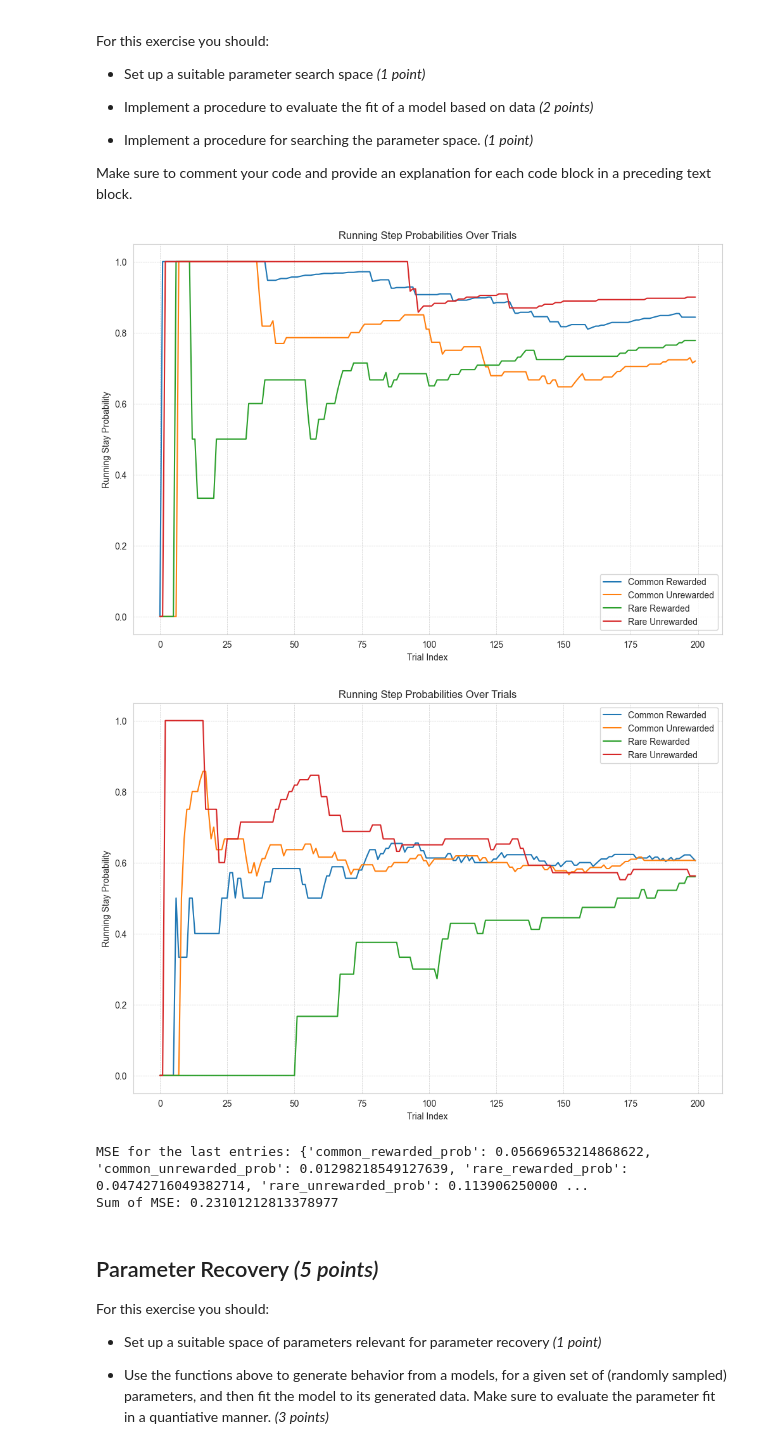
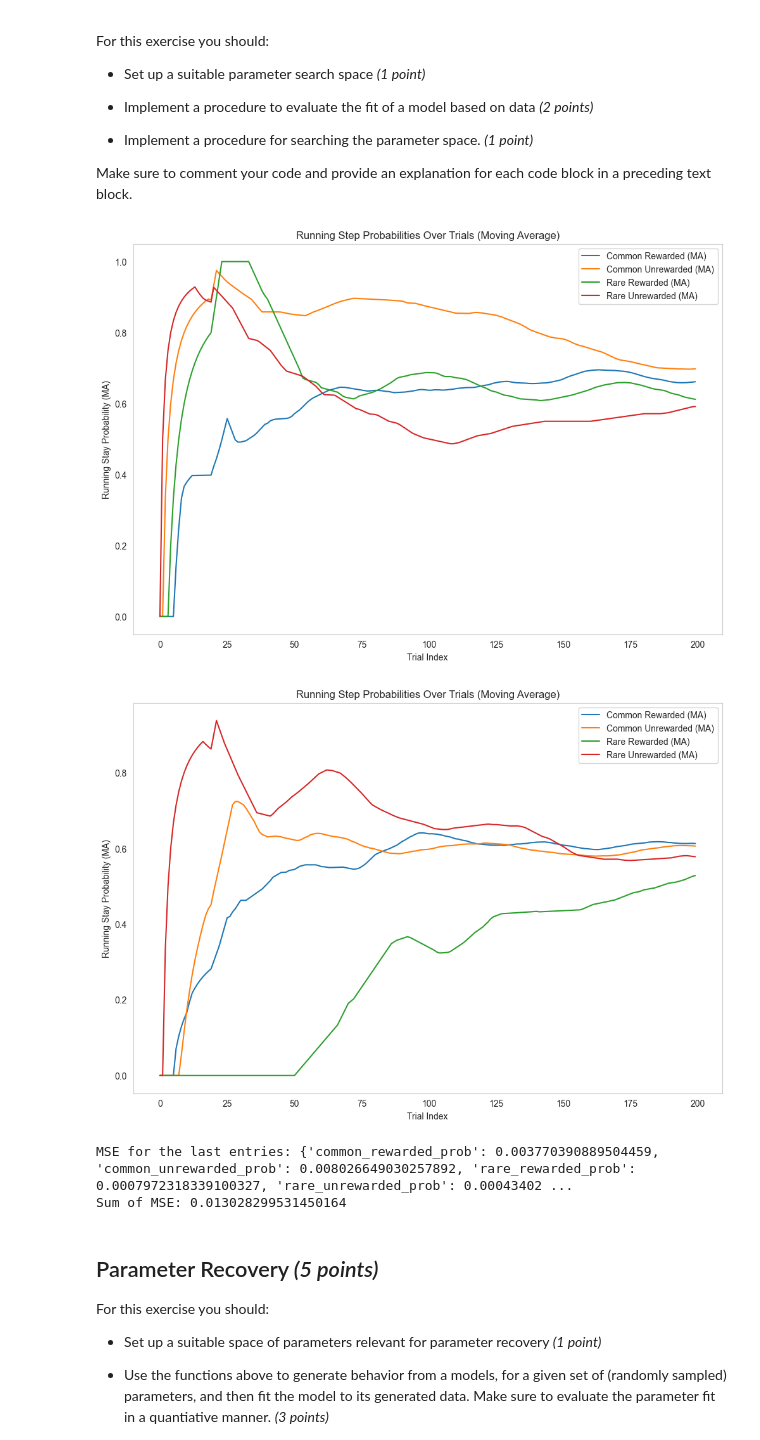
Before and after one commit to imtezcan/rl-twoStepTask, a Jupyter notebook: modeling_procedure.ipynb, the cells around one changed output. Drawn from its saved outputs; the diff is of its cells as text; code cells hidden in the pictures.

Commit message:
plot moving average step probs

```diff
--- a/modeling_procedure.ipynb
+++ b/modeling_procedure.ipynb
@@ -181,14 +181,14 @@ Make sure to comment your code and provide an explanation for each code block in
 # %%
 from utils import calculate_running_step_probabilities, plot_running_step_probabilities
 
 task_df = calculate_running_step_probabilities(task_df)
-plot_running_step_probabilities(task_df)
+plot_running_step_probabilities(task_df, window_size=20)
 
 human_data = calculate_running_step_probabilities(human_data)
-plot_running_step_probabilities(human_data)
+plot_running_step_probabilities(human_data, window_size=20)
 # %% [output]
-[figure, old version]
+[figure, new version]
-[figure, old version]
+[figure, new version]
 # %%
 from sklearn.metrics import mean_squared_error
 
@@ -212,8 +212,8 @@ mse_results = calculate_last_entry_mse(human_data, task_df)
 print('MSE for the last entries:', mse_results)
 print('Sum of MSE:', sum(mse_results.values()))
 # %% [output]
-MSE for the last entries: {'common_rewarded_prob': 0.05669653214868622, 'common_unrewarded_prob': 0.01298218549127639, 'rare_rewarded_prob': 0.04742716049382714, 'rare_unrewarded_prob': 0.113906250000 ...
-Sum of MSE: 0.23101212813378977
+MSE for the last entries: {'common_rewarded_prob': 0.003770390889504459, 'common_unrewarded_prob': 0.008026649030257892, 'rare_rewarded_prob': 0.0007972318339100327, 'rare_unrewarded_prob': 0.00043402 ...
+Sum of MSE: 0.013028299531450164
 # %% [markdown]
 ## Parameter Recovery *(5 points)*
 
```
Also changed, not shown: parts of 2 cells of this notebook, 1 other file.
